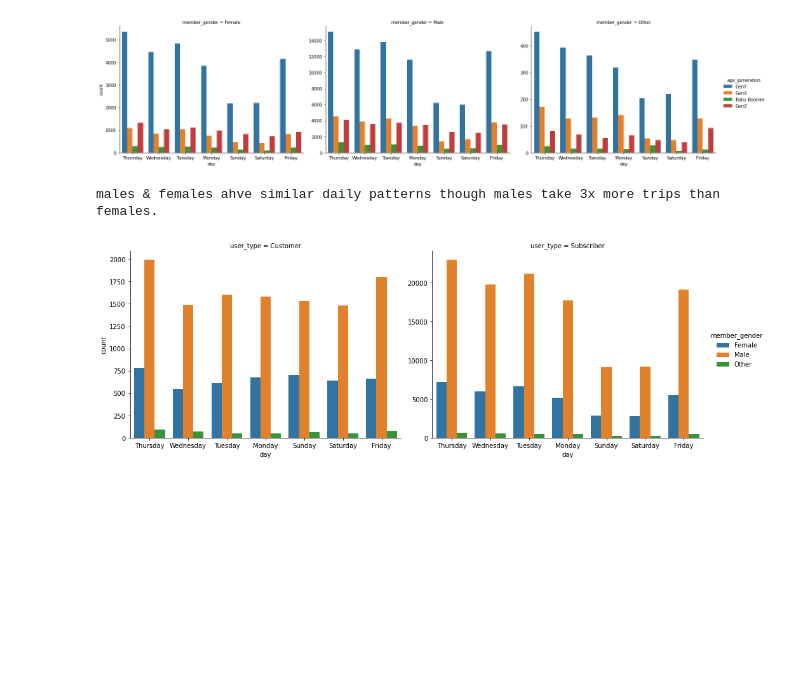
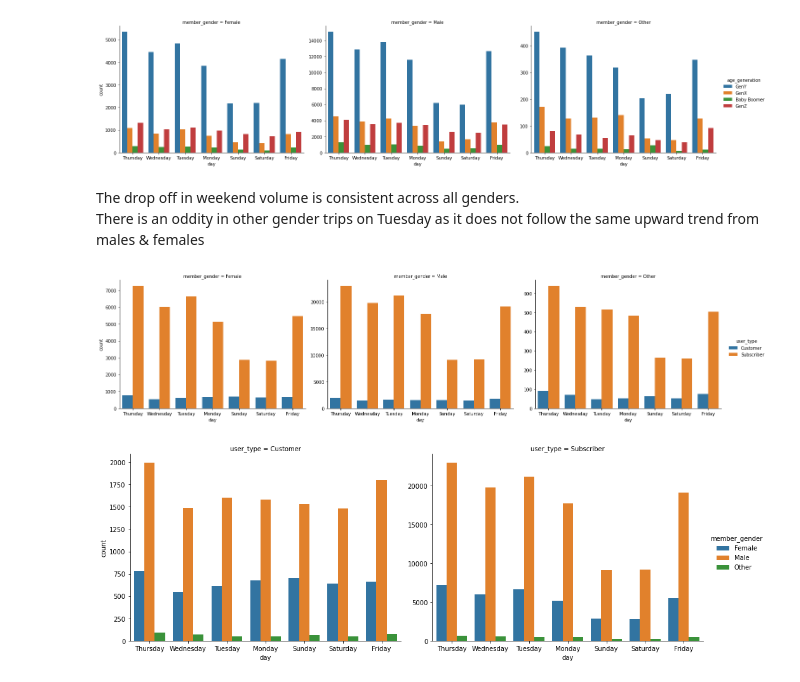
Before and after one commit to cman1836/DataVisualization, a Jupyter notebook: SlideShow.ipynb, the cells around one changed output. Cells and saved outputs as stored; diff of their text form; code cells hidden in the pictures; blank space fills up the shorter version.

```diff
--- a/SlideShow.ipynb
+++ b/SlideShow.ipynb
@@ -16,0 +306,6 @@ The Ford GoBike System data contains 183,412 trip records. Each trip record has
+# %%
+##change datatype to object
+df_clean['bike_id'] = df_clean['bike_id'].astype(str)
+
+#test changes
+df_clean.dtypes.bike_id
@@ -16,0 +316,6 @@ The Ford GoBike System data contains 183,412 trip records. Each trip record has
+# %%
+##change datatype to category
+df_clean['user_type'] = df_clean['user_type'].astype('category')
+
+#test changes
+df_clean.dtypes.user_type
@@ -16,0 +324,6 @@ The Ford GoBike System data contains 183,412 trip records. Each trip record has
+# %%
+##change datatype to category
+df_clean['member_gender'] = df_clean['member_gender'].astype('category')
+
+#test changes
+df_clean.dtypes.user_type
@@ -16,0 +332,6 @@ The Ford GoBike System data contains 183,412 trip records. Each trip record has
+# %%
+##change datatype to category
+df_clean['bike_share_for_all_trip'] = df_clean['bike_share_for_all_trip'].astype('category')
+
+#test changes
+df_clean.dtypes.user_type
@@ -213,10 +626,16 @@ sns.catplot(data=df_clean, x='day', col="member_gender", hue='age_generation', k
 plt.show()
 # %% [output]
 [figure]
-# %%
-print("males & females ahve similar daily patterns though males take 3x more trips than females.")
-# %% [output]
-males & females ahve similar daily patterns though males take 3x more trips than females.
+# %% [markdown]
+The drop off in weekend volume is consistent across all genders. <br>
+There is an oddity in other gender trips on Tuesday as it does not follow the same upward trend from males & females
+# %%
+# daily rides per gender by user type
+sns.catplot(data=df_clean, x='day', col="member_gender", hue='user_type', kind='count', aspect=20/15,
+                 sharey=False)
+plt.show()
+# %% [output]
+[figure, added]
 # %%
 # daily rides per user type by gender
 sns.catplot(data=df_clean, x='day', col="user_type", hue='member_gender', kind='count', aspect=20/15,
```
Also changed, not shown: parts of 71 cells of this notebook, 1 other file.
